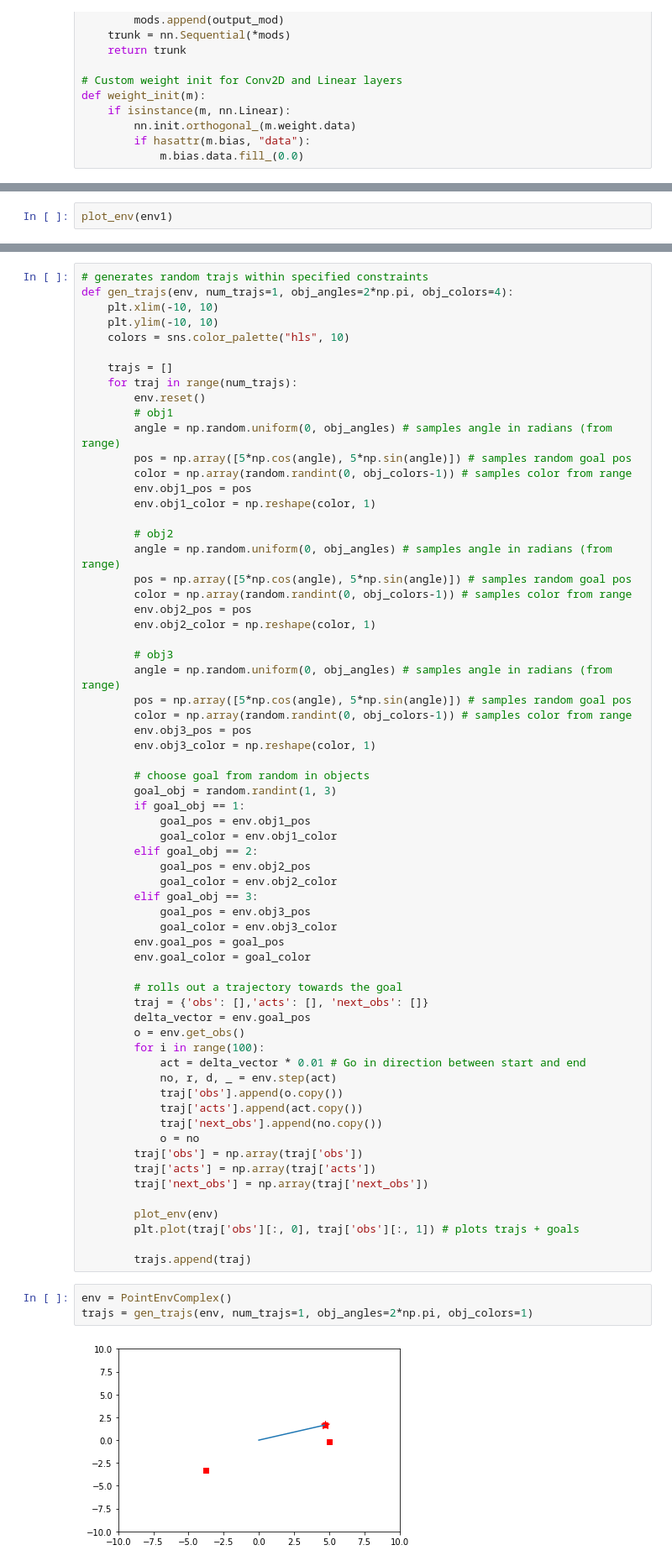
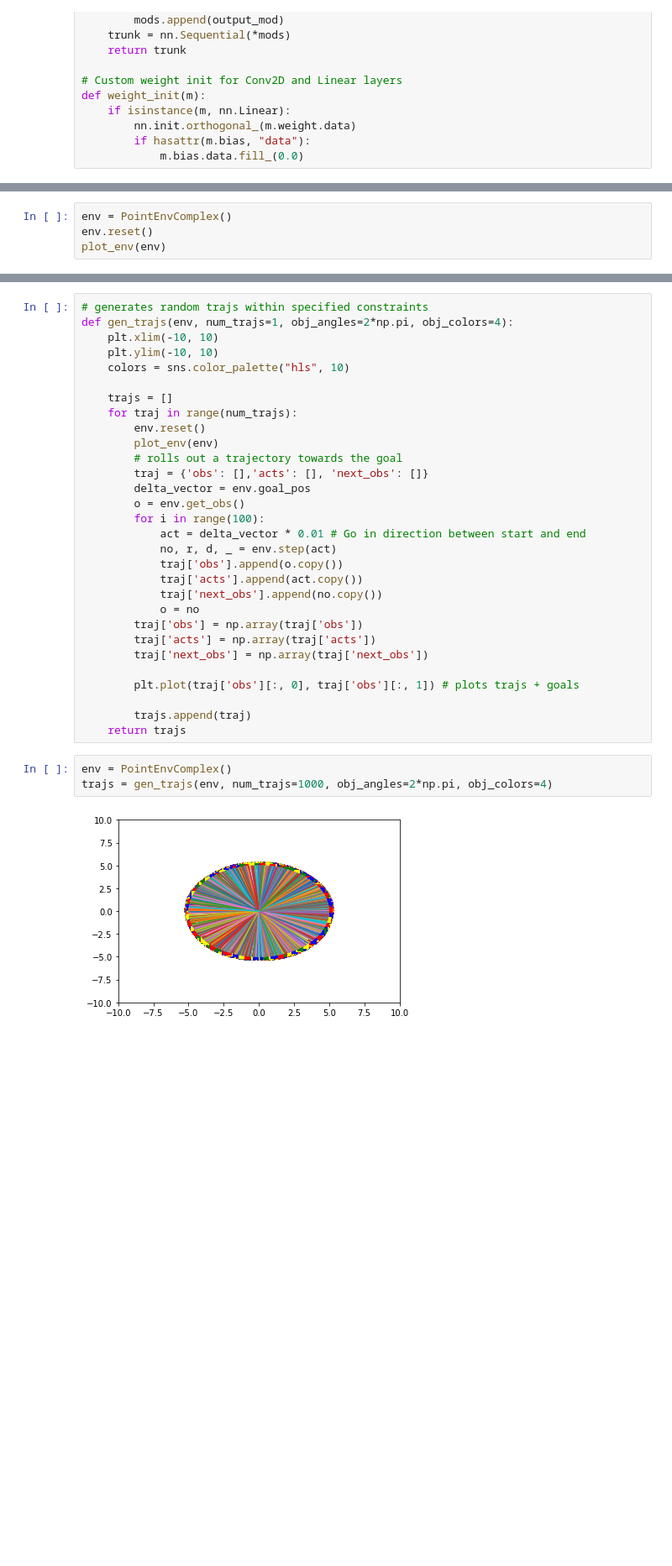
Before and after one commit to andipeng/counterfactual-adaptation, a Jupyter notebook: toycomplex_gcbc.ipynb, the cells around one changed output, grey strips where cells are left out. Shown: that part at 84% size. Saved outputs shown, nothing was run; the diff lists cells and outputs as text; blank space fills up the shorter version.

```diff
--- a/toycomplex_gcbc.ipynb
+++ b/toycomplex_gcbc.ipynb
@@ -139,3 +168,5 @@ def plot_env(env):
 # %%
-plot_env(env1)
+env = PointEnvComplex()
+env.reset()
+plot_env(env)
 # %% [output]
@@ -150,41 +181,7 @@ def gen_trajs(env, num_trajs=1, obj_angles=2*np.pi, obj_colors=4):
     trajs = []
     for traj in range(num_trajs):
         env.reset()
-        # obj1
-        angle = np.random.uniform(0, obj_angles) # samples angle in radians (from range)
-        pos = np.array([5*np.cos(angle), 5*np.sin(angle)]) # samples random goal pos
-        color = np.array(random.randint(0, obj_colors-1)) # samples color from range
-        env.obj1_pos = pos
-        env.obj1_color = np.reshape(color, 1)
-
-        # obj2
-        angle = np.random.uniform(0, obj_angles) # samples angle in radians (from range)
-        pos = np.array([5*np.cos(angle), 5*np.sin(angle)]) # samples random goal pos
-        color = np.array(random.randint(0, obj_colors-1)) # samples color from range
-        env.obj2_pos = pos
-        env.obj2_color = np.reshape(color, 1)
-
-        # obj3
-        angle = np.random.uniform(0, obj_angles) # samples angle in radians (from range)
-        pos = np.array([5*np.cos(angle), 5*np.sin(angle)]) # samples random goal pos
-        color = np.array(random.randint(0, obj_colors-1)) # samples color from range
-        env.obj3_pos = pos
-        env.obj3_color = np.reshape(color, 1)
-
-        # choose goal from random in objects
-        goal_obj = random.randint(1, 3)
-        if goal_obj == 1:
-            goal_pos = env.obj1_pos
-            goal_color = env.obj1_color
-        elif goal_obj == 2:
-            goal_pos = env.obj2_pos
-            goal_color = env.obj2_color
-        elif goal_obj == 3:
-            goal_pos = env.obj3_pos
-            goal_color = env.obj3_color
-        env.goal_pos = goal_pos
-        env.goal_color = goal_color
-
+        plot_env(env)
         # rolls out a trajectory towards the goal
         traj = {'obs': [],'acts': [], 'next_obs': []}
         delta_vector = env.goal_pos
@@ -200,13 +197,13 @@ def gen_trajs(env, num_trajs=1, obj_angles=2*np.pi, obj_colors=4):
         traj['acts'] = np.array(traj['acts'])
         traj['next_obs'] = np.array(traj['next_obs'])
 
-        plot_env(env)
         plt.plot(traj['obs'][:, 0], traj['obs'][:, 1]) # plots trajs + goals
 
         trajs.append(traj)
+    return trajs
 # %%
 env = PointEnvComplex()
-trajs = gen_trajs(env, num_trajs=1, obj_angles=2*np.pi, obj_colors=1)
+trajs = gen_trajs(env, num_trajs=1000, obj_angles=2*np.pi, obj_colors=4)
 # %% [output]
-[figure, old version]
+[figure, new version]
 # %%
```
Also changed, not shown: parts of 7 cells of this notebook.
